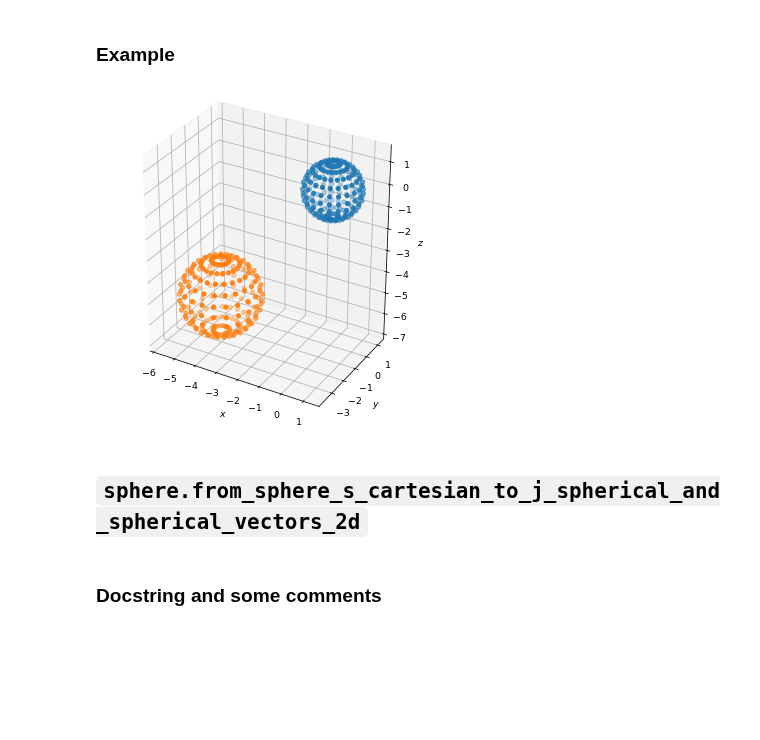
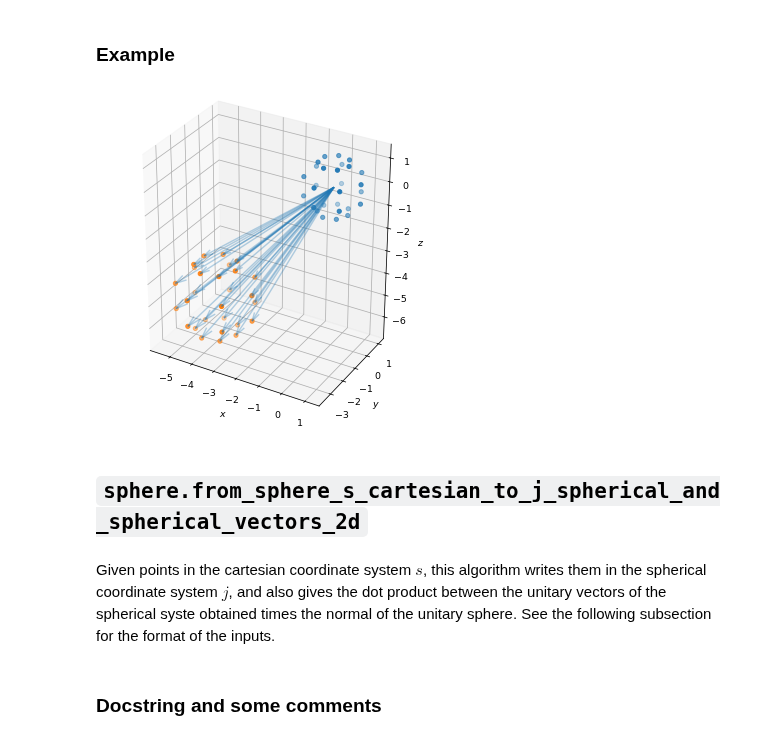
Before and after one commit to iamartineza/biosspheres, a Jupyter notebook: notebooks/quadrature_overview.ipynb, the cells around one changed output. Cells and saved outputs as stored; diff of their text form; code cells hidden in the pictures; blank space fills up the shorter version.

```diff
--- a/notebooks/quadrature_overview.ipynb
+++ b/notebooks/quadrature_overview.ipynb
@@ -628,8 +634,7 @@ radio_2 = 1.7
 p_1 = np.asarray([2., 1., 2.5])
 p_2 = -p_1
 # %%
-big_l = 1
-big_l_c = 10
+big_l_c = 4
 # %%
 quantity_theta_points, quantity_phi_points, weights, pre_vector = quadratures.gauss_legendre_trapezoidal_2d(big_l_c)
 # %%
@@ -648,6 +653,16 @@ ax_1.scatter3D(
     r_coord * sin_theta * np.cos(phi_coord),
     r_coord * sin_theta * np.sin(phi_coord),
     r_coord * cos_theta_coord)
+for i in np.arange(0, quantity_theta_points):
+    for j in np.arange(0, quantity_phi_points):
+        ax_1.quiver(
+            np.zeros_like(vector[0, i, j]),
+            np.zeros_like(vector[0, i, j]),
+            np.zeros_like(vector[0, i, j]),
+            sin_theta[i, j] * np.cos(phi_coord[i, j]),
+            sin_theta[i, j] * np.sin(phi_coord[i, j]),
+            cos_theta_coord[i, j],
+            pivot='tail', length=r_coord[i, j], arrow_length_ratio=0.0625, alpha=0.325)
 ax_1.set_xlabel('$x$')
 ax_1.set_ylabel('$y$')
 ax_1.set_zlabel('$z$')
@@ -690,8 +707,7 @@ radio_2 = 1.7
 p_1 = np.asarray([2., 1., 2.5])
 p_2 = -p_1
 # %%
-big_l = 1
-big_l_c = 10
+big_l_c = 3
 # %%
 final_length, total_weights, pre_vector = quadratures.gauss_legendre_trapezoidal_1d(big_l_c)
 # %%
@@ -700,25 +716,36 @@ r_coord, phi_coord, cos_theta_coord = quadratures.from_sphere_s_cartesian_to_j_s
 # %%
 fig = plt.figure(figsize=plt.figaspect(1.), dpi=68., layout='constrained')
 ax_1 = fig.add_subplot(111, projection='3d')
 vector = radio_1 * pre_vector
 ax_1.scatter3D(
     vector[0, :],
     vector[1, :],
     vector[2, :])
 sin_theta = np.sqrt(1-cos_theta_coord**2)
 ax_1.scatter3D(
     r_coord * sin_theta * np.cos(phi_coord),
     r_coord * sin_theta * np.sin(phi_coord),
     r_coord * cos_theta_coord)
+for i in np.arange(0, final_length):
+    ax_1.quiver(
+        np.zeros_like(vector[0, i]),
+        np.zeros_like(vector[0, i]),
+        np.zeros_like(vector[0, i]),
+        sin_theta[i] * np.cos(phi_coord[i]),
+        sin_theta[i] * np.sin(phi_coord[i]),
+        cos_theta_coord[i],
+        pivot='tail', length=r_coord[i], arrow_length_ratio=0.0625, alpha=0.325)
 ax_1.set_xlabel('$x$')
 ax_1.set_ylabel('$y$')
 ax_1.set_zlabel('$z$')
 ax_1.set_aspect('equal')
 plt.show()
 # %% [output]
-[figure, old version]
+[figure, new version]
 # %% [markdown]
 ## `sphere.from_sphere_s_cartesian_to_j_spherical_and_spherical_vectors_2d`
+# %% [markdown]
+Given points in the cartesian coordinate system $s$, this algorithm writes them in the spherical coordinate system $j$, and also gives  the dot product between the unitary vectors of the spherical syste   obtained times the normal of the unitary sphere. See the following subsection for the format of the inputs.
 # %% [markdown]
 ### Docstring and some comments
 # %%
```
Also changed, not shown: parts of 27 cells of this notebook.
